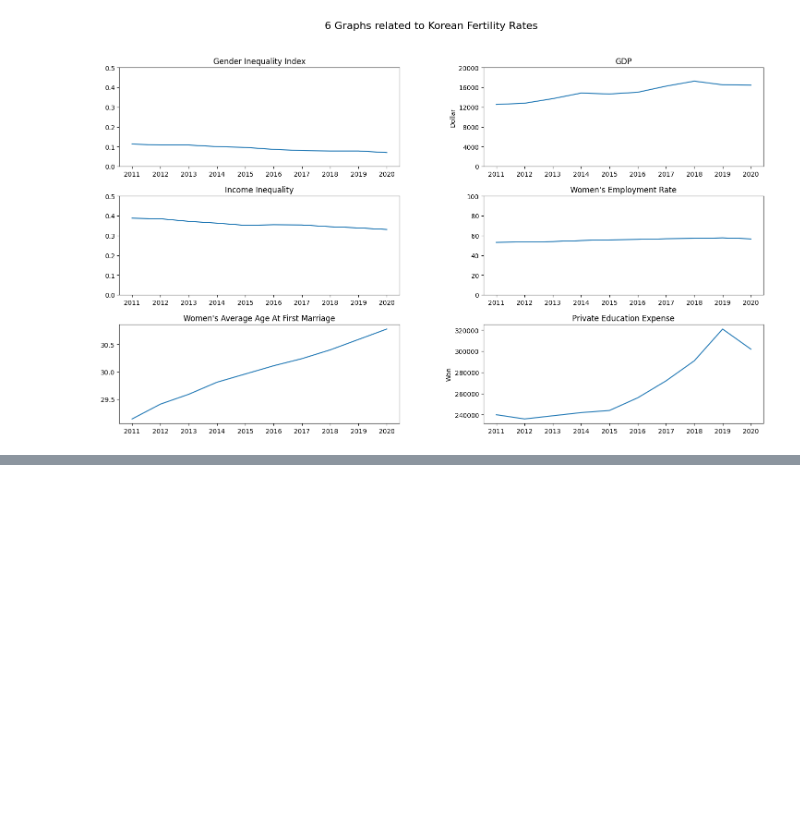
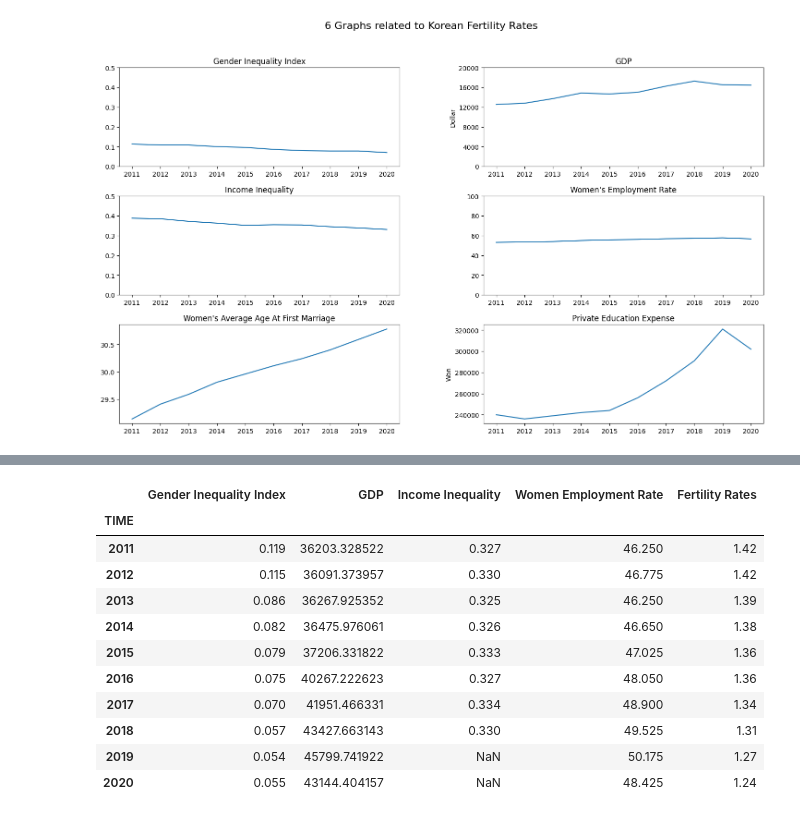
Before and after one commit to ikkjun/Declining_Fertility_Rates, a Jupyter notebook: Declining_Fertility_Rates.ipynb, the cells around one changed output, grey strips where cells are left out. Saved outputs shown, nothing was run; the diff lists cells and outputs as text; code cells hidden in the pictures; blank space fills up the shorter version.

```diff
--- a/Declining_Fertility_Rates.ipynb
+++ b/Declining_Fertility_Rates.ipynb
@@ -367,0 +547,17 @@ plt.show()
+# %%
+df_ita_11_20 = df_ita.set_index('TIME')
+df_ita_11_20 = df_ita_11_20.loc[2011:2020]
+df_ita_11_20
+# %% [output]
+|  | Gender Inequality Index | GDP | Income Inequality | Women Employment Rate | Fertility Rates |
+| TIME |  |  |  |  |  |
+| 2011 | 0.119 | 36203.328522 | 0.327 | 46.250 | 1.42 |
+| 2012 | 0.115 | 36091.373957 | 0.330 | 46.775 | 1.42 |
+| 2013 | 0.086 | 36267.925352 | 0.325 | 46.250 | 1.39 |
+| 2014 | 0.082 | 36475.976061 | 0.326 | 46.650 | 1.38 |
+| 2015 | 0.079 | 37206.331822 | 0.333 | 47.025 | 1.36 |
+| 2016 | 0.075 | 40267.222623 | 0.327 | 48.050 | 1.36 |
+| 2017 | 0.070 | 41951.466331 | 0.334 | 48.900 | 1.34 |
+| 2018 | 0.057 | 43427.663143 | 0.330 | 49.525 | 1.31 |
+| 2019 | 0.054 | 45799.741922 | NaN | 50.175 | 1.27 |
+| 2020 | 0.055 | 43144.404157 | NaN | 48.425 | 1.24 |
```
Also changed, not shown: parts of 14 cells of this notebook.
